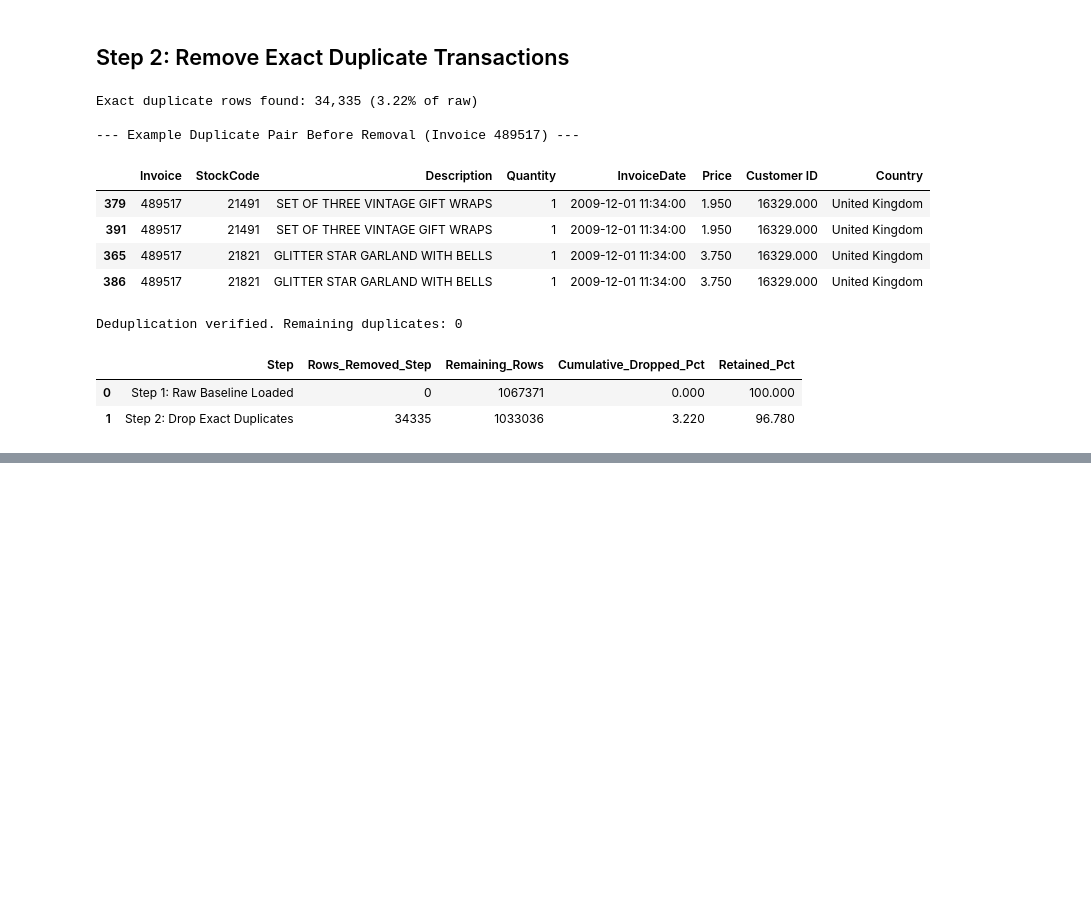
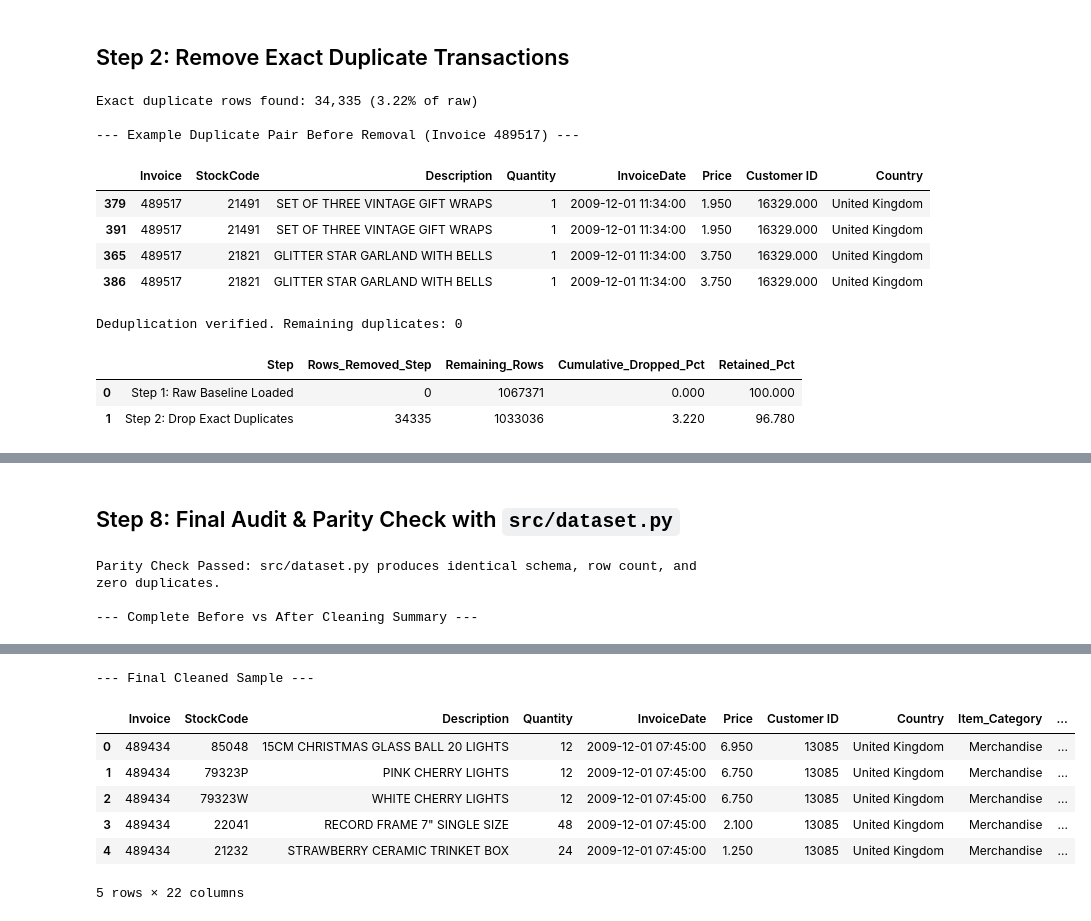
Before and after one commit to ankit-singh09/Retail-Ecommerce--CSCP, a Jupyter notebook: notebooks/Cleaning_Dataset.ipynb, the cells around one changed output, grey strips where cells are left out. Drawn from its saved outputs; the diff is of its cells as text; code cells hidden in the pictures; blank space fills up the shorter version.

```diff
--- a/notebooks/Cleaning_Dataset.ipynb
+++ b/notebooks/Cleaning_Dataset.ipynb
@@ -92,0 +218,19 @@ Deduplication verified. Remaining duplicates: 0
+# %%
+missing_cust_cnt = df['Customer ID'].isna().sum()
+print(f"Missing Customer IDs (guest checkouts): {missing_cust_cnt:,} ({missing_cust_cnt / len(df) * 100:.2f}% of cleaned rows)")
+
+# Flag registered accounts vs guest checkouts
+df['Is_Registered'] = df['Customer ID'].notna()
+
+# Format registered IDs without '.0' and assign deterministic guest IDs per invoice
+df['Customer ID'] = np.where(
+    df['Is_Registered'],
+    df['Customer ID'].fillna(0).astype('int64').astype(str),
+    'GUEST_' + df['Invoice']
+)
+
+assert df.isna().sum().sum() == 0, "Unexpected null values still exist!"
+print(f"Total null values across entire DataFrame: {df.isna().sum().sum()}")
+print("Registered vs Guest row split:")
+display(df['Is_Registered'].value_counts().rename({True: 'Registered', False: 'Guest'}).to_frame('Rows'))
+display(record_step("Step 5: Impute Missing Guest Customer IDs", df))
@@ -92,0 +350,53 @@ Deduplication verified. Remaining duplicates: 0
+# %% [markdown]
+## Step 8: Final Audit & Parity Check with `src/dataset.py`
+# %%
+from src.dataset import clean_retail_data
+
+# Verify reusable production pipeline in src/dataset.py matches notebook output exactly
+df_module, module_audit = clean_retail_data(df_raw)
+assert df_module.shape == df.shape, f"Shape mismatch: {df_module.shape} vs {df.shape}"
+assert list(df_module.columns) == list(df.columns), "Column mismatch!"
+assert df_module.isna().sum().sum() == 0, "Nulls found in module output!"
+assert df_module.duplicated().sum() == 0, "Duplicates found in module output!"
+
+print("Parity Check Passed: src/dataset.py produces identical schema, row count, and zero duplicates.")
+print("\n--- Complete Before vs After Cleaning Summary ---")
+summary = pd.DataFrame({
+    'Metric': [
+        'Total Rows',
+        'Total Columns',
+        'Exact Duplicates',
+        'Total Missing Values',
+        'Price <= 0 Rows',
+        'Registered Customers',
+        'Unique Invoices',
+        'Total Net Revenue (GBP)'
+    ],
+    'Raw_Dataset': [
+        f"{len(df_raw):,}",
+        df_raw.shape[1],
+        f"{df_raw.duplicated().sum():,}",
+        f"{df_raw.isna().sum().sum():,}",
+        f"{(df_raw['Price'] <= 0).sum():,}",
+        f"{df_raw['Customer ID'].nunique(dropna=True):,}",
+        f"{df_raw['Invoice'].nunique():,}",
+        f"£{(df_raw['Quantity'] * df_raw['Price']).sum():,.2f}"
+    ],
+    'Cleaned_Dataset': [
+        f"{len(df):,}",
+        df.shape[1],
+        f"{df.duplicated().sum():,}",
+        f"{df.isna().sum().sum():,}",
+        f"{(df['Price'] <= 0).sum():,}",
+        f"{df.loc[df['Is_Registered'], 'Customer ID'].nunique():,}",
+        f"{df['Invoice'].nunique():,}",
+        f"£{df['TotalAmount'].sum():,.2f}"
+    ]
+})
+display(summary)
+print("\n--- Final Cleaned Sample ---")
+display(df.head(5))
+# %% [output]
+Parity Check Passed: src/dataset.py produces identical schema, row count, and zero duplicates.
+
+--- Complete Before vs After Cleaning Summary ---
@@ -92,0 +412,8 @@ Deduplication verified. Remaining duplicates: 0
+--- Final Cleaned Sample ---
+|  | Invoice | StockCode | Description | Quantity | InvoiceDate | Price | Customer ID | Country | Item_Category | ... |
+| 0 | 489434 | 85048 | 15CM CHRISTMAS GLASS BALL 20 LIGHTS | 12 | 2009-12-01 07:45:00 | 6.950 | 13085 | United Kingdom | Merchandise | ... |
+| 1 | 489434 | 79323P | PINK CHERRY LIGHTS | 12 | 2009-12-01 07:45:00 | 6.750 | 13085 | United Kingdom | Merchandise | ... |
+| 2 | 489434 | 79323W | WHITE CHERRY LIGHTS | 12 | 2009-12-01 07:45:00 | 6.750 | 13085 | United Kingdom | Merchandise | ... |
+| 3 | 489434 | 22041 | RECORD FRAME 7" SINGLE SIZE | 48 | 2009-12-01 07:45:00 | 2.100 | 13085 | United Kingdom | Merchandise | ... |
+| 4 | 489434 | 21232 | STRAWBERRY CERAMIC TRINKET BOX | 24 | 2009-12-01 07:45:00 | 1.250 | 13085 | United Kingdom | Merchandise | ... |
+5 rows × 22 columns
```
Also changed, not shown: parts of 22 cells of this notebook, 3 other files.
